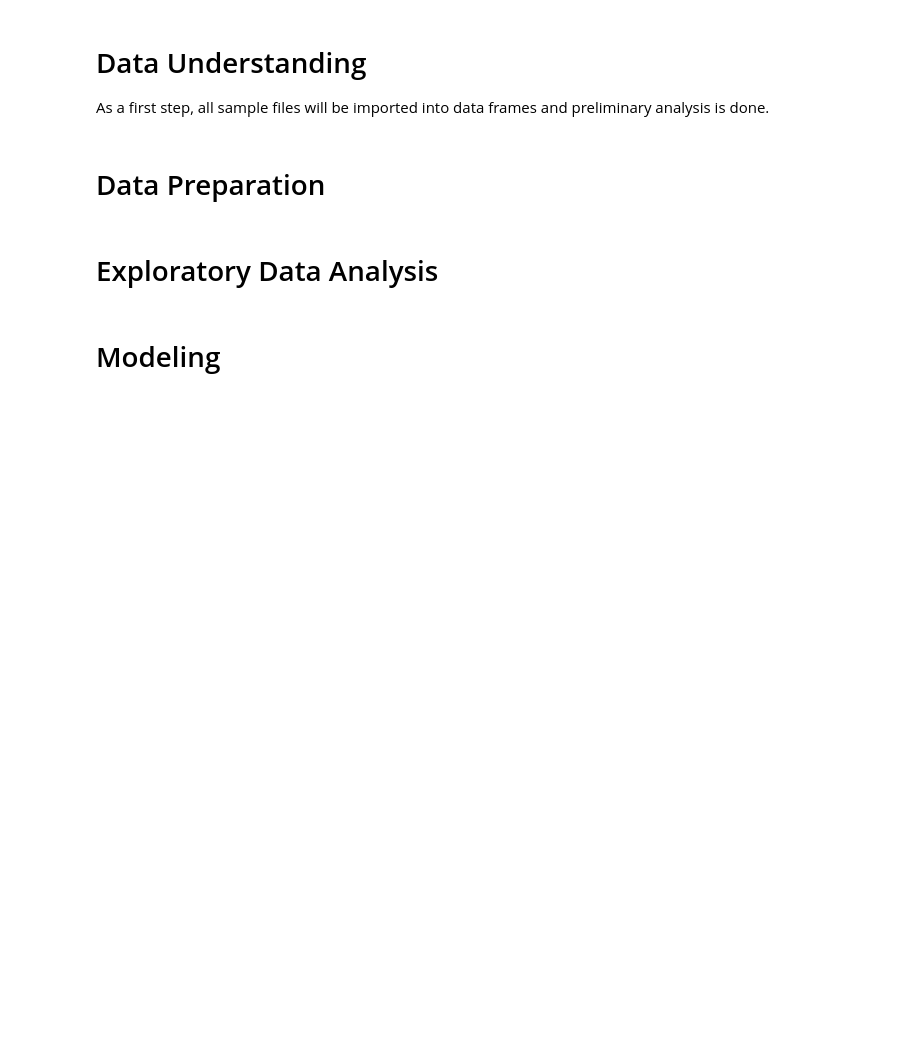
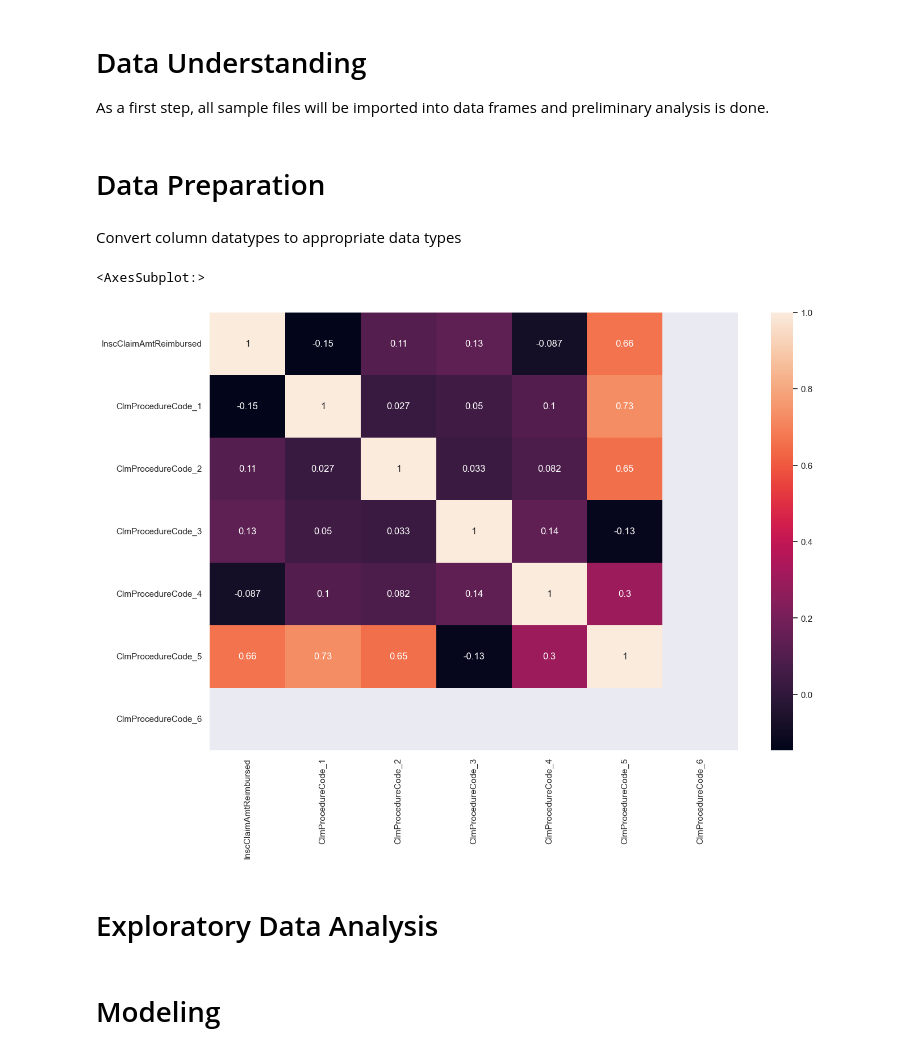
Before and after one commit to evkumar71/DataScience, a Jupyter notebook: Healtcare_fraud_detection.ipynb, the cells around one changed output. Cells and saved outputs as stored; diff of their text form; code cells hidden in the pictures; blank space fills up the shorter version.

Commit message:
added heatmap for in-patient data

```diff
--- a/Healtcare_fraud_detection.ipynb
+++ b/Healtcare_fraud_detection.ipynb
@@ -35,6 +35,26 @@ df_bene = pd.read_csv(bene)
 df_lab = pd.read_csv(labelled)
 # %% [markdown]
 # Data Preparation
+# %% [markdown]
+Convert column datatypes to appropriate data types
+# %%
+df_in['ClaimStartDt'] = pd.to_datetime(df_in['ClaimStartDt'], infer_datetime_format=True)
+df_in['ClaimEndDt'] = pd.to_datetime(df_in['ClaimEndDt'], infer_datetime_format=True)
+# %%
+# not-working
+for col in df_in.columns:
+    if df_in[col].dtype == 'object':
+        df_in[col] = df_in[col].astype('str')
+# %%
+df_in_corr = df_in.loc[:, ['InscClaimAmtReimbursed','ClmAdmitDiagnosisCode',
+                              'ClmProcedureCode_1','ClmProcedureCode_2','ClmProcedureCode_3',
+                              'ClmProcedureCode_4','ClmProcedureCode_5','ClmProcedureCode_6']
+                             ].corr()
+# %%
+sns.heatmap(df_in_corr, annot=True)
+# %% [output]
+<AxesSubplot:>
+[figure, added]
 # %% [markdown]
 # Exploratory Data Analysis
 # %% [markdown]
```
